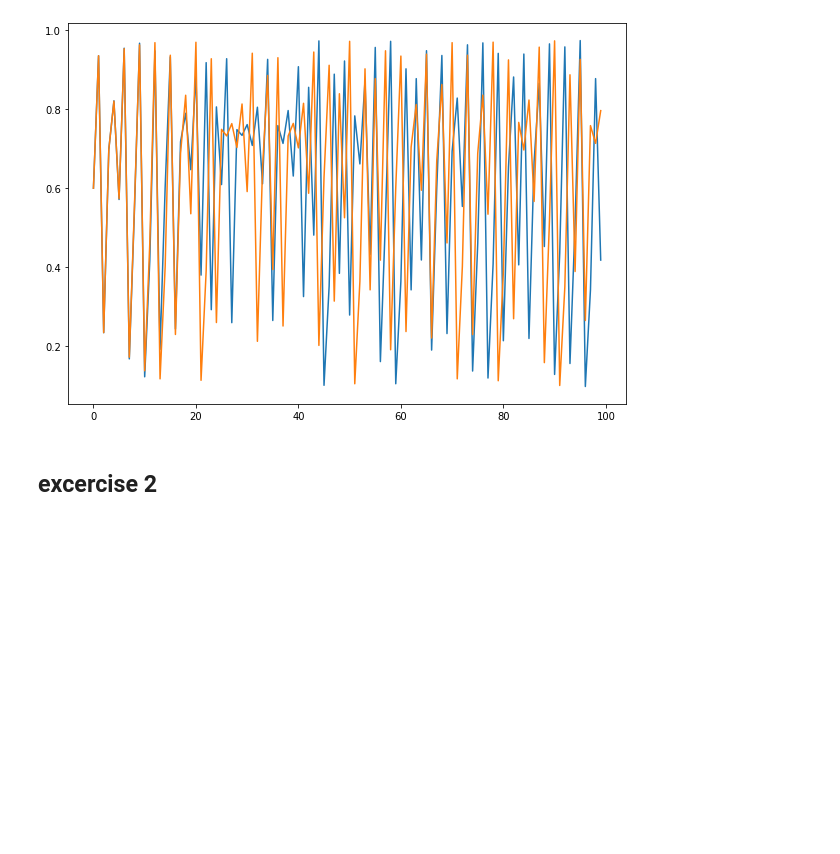
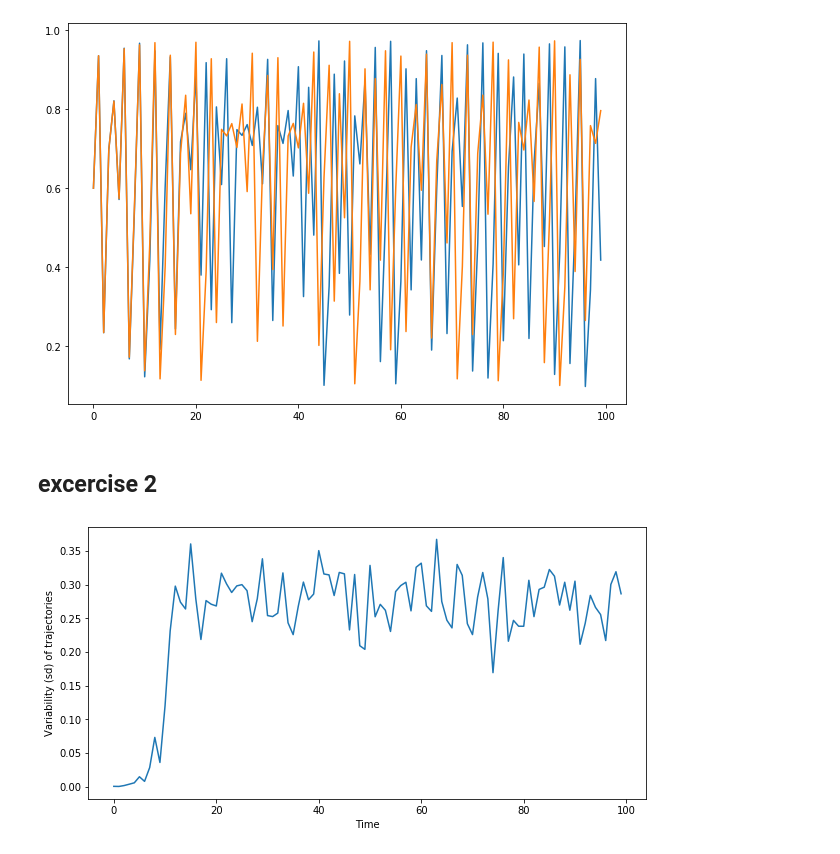
Before and after one commit to kfilpo/BIO-336-S20, a Jupyter notebook: 024_butterfly_effect.ipynb, the cells around one changed output. Cells and saved outputs as stored; diff of their text form; code cells hidden in the pictures; blank space fills up the shorter version.

```diff
--- a/024_butterfly_effect.ipynb
+++ b/024_butterfly_effect.ipynb
@@ -20,3 +20,27 @@ for x[0] in starting_points:
 [figure]
 # %% [markdown]
 ## excercise 2
+# %%
+nsteps = 100              # Number of steps in our lil simulation
+ntraces = 10
+x = np.zeros(shape=(nsteps,ntraces))    # A placeholder for the trajectories we'll generate. Each will be a column.
+wiggle = 0.001                          # The standard deviation of the original noise in x0
+
+r = 3.9
+for itrace in range(ntraces):
+    x[0,itrace] = 0.6+np.random.randn(1)*wiggle
+    for istep in range(1,nsteps):
+        x[istep,itrace] = r*x[istep-1,itrace]*(1-x[istep-1,itrace])
+
+#fig = plt.figure(figsize=(10,5))
+#plt.plot(x)
+#plt.ylim((0,1)); # Force y axis to be between 0 and 1
+#plt.xlabel('Time');
+#plt.ylabel('All trajectories');
+
+fig = plt.figure(figsize=(10,5))
+plt.plot(np.std(x,axis=1))
+plt.xlabel('Time');
+plt.ylabel('Variability (sd) of trajectories');
+# %% [output]
+[figure, added]
```
Also changed, not shown: 2 other files.
